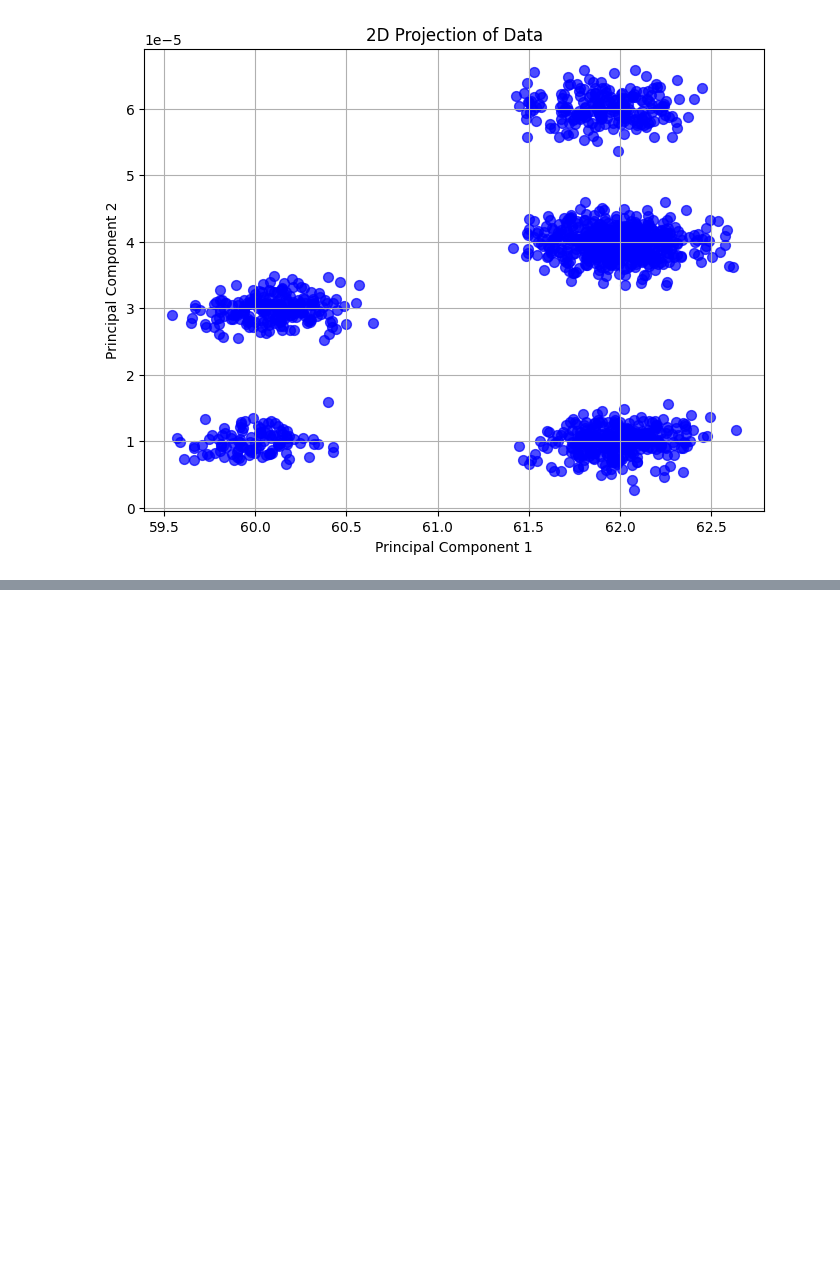
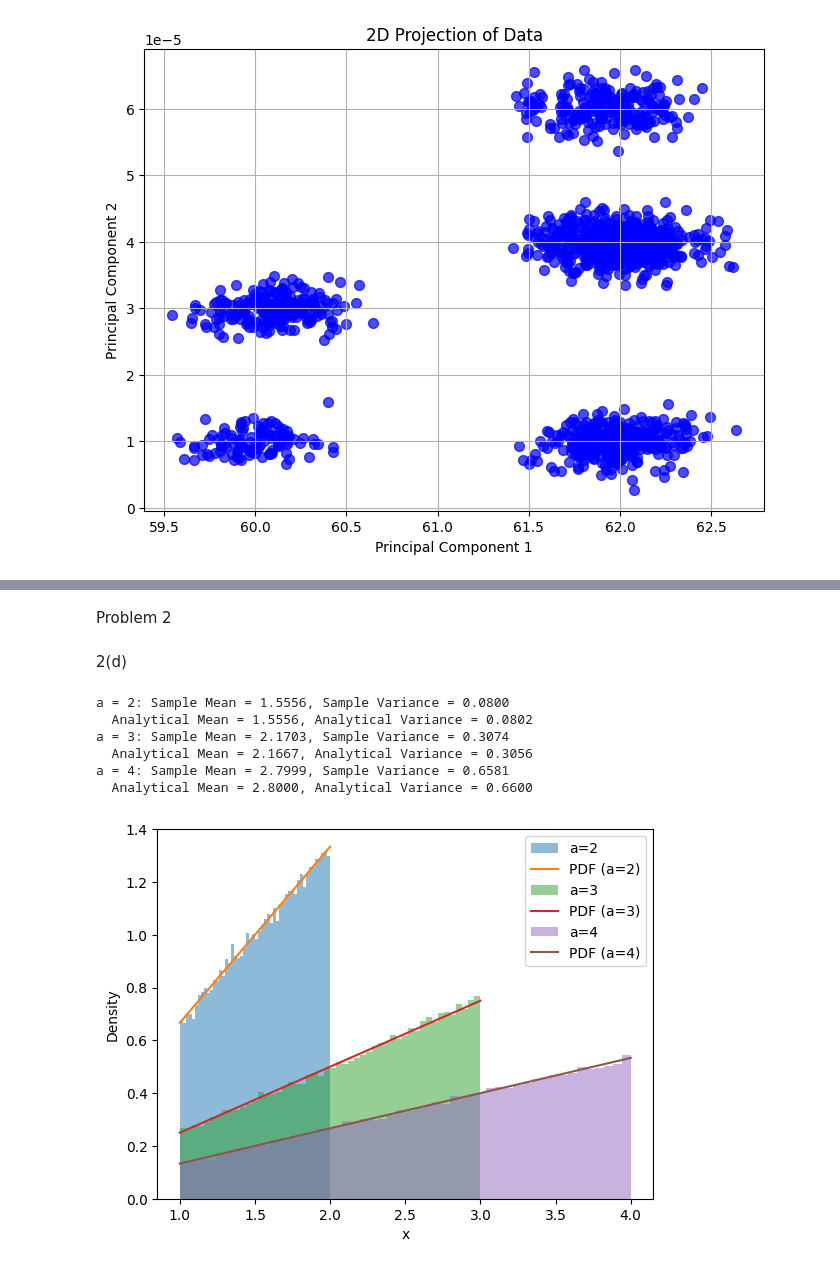
Before and after one commit to Sazid669/AI, a Jupyter notebook: Exam.ipynb, the cells around one changed output, grey strips where cells are left out. Drawn from its saved outputs; the diff is of its cells as text; code cells hidden in the pictures; blank space fills up the shorter version.

```diff
--- a/Exam.ipynb
+++ b/Exam.ipynb
@@ -102,0 +168,49 @@ plt.show()
+# %% [markdown]
+Problem 2
+# %% [markdown]
+2(d)
+# %%
+import numpy as np
+import matplotlib.pyplot as plt
+
+
+a_values = [2, 3, 4]
+num_samples = 100000
+
+
+def pdf(x, a):
+    A = 2 / (a**2 - 1)
+    return A * x
+
+def cdf_inverse(y, a):
+    return np.sqrt(y * (a**2 - 1) + 1)
+
+
+for a in a_values:
+    y_samples = np.random.uniform(0, 1, num_samples)
+    x_samples = cdf_inverse(y_samples, a)
+    plt.hist(x_samples, bins=50, density=True, alpha=0.5, label=f'a={a}')
+    x = np.linspace(1, a, 1000)
+    plt.plot(x, pdf(x, a), label=f'PDF (a={a})')
+
+
+    sample_mean = np.mean(x_samples)
+    sample_variance = np.var(x_samples)
+    print(f"a = {a}: Sample Mean = {sample_mean:.4f}, Sample Variance = {sample_variance:.4f}")
+    # Compare with analytical values
+    analytical_mean = (2 / (a**2 - 1)) * ((a**3 / 3) - (1 / 3))
+    analytical_variance = (2 / (a**2 - 1)) * ((a**4 / 4) - (1 / 4)) - analytical_mean**2
+    print(f"  Analytical Mean = {analytical_mean:.4f}, Analytical Variance = {analytical_variance:.4f}")
+
+plt.xlabel("x")
+plt.ylabel("Density")
+plt.legend()
+plt.show()
+# %% [output]
+a = 2: Sample Mean = 1.5556, Sample Variance = 0.0800
+  Analytical Mean = 1.5556, Analytical Variance = 0.0802
+a = 3: Sample Mean = 2.1703, Sample Variance = 0.3074
+  Analytical Mean = 2.1667, Analytical Variance = 0.3056
+a = 4: Sample Mean = 2.7999, Sample Variance = 0.6581
+  Analytical Mean = 2.8000, Analytical Variance = 0.6600
+[figure, added]
```
Also changed, not shown: parts of 13 cells of this notebook.
